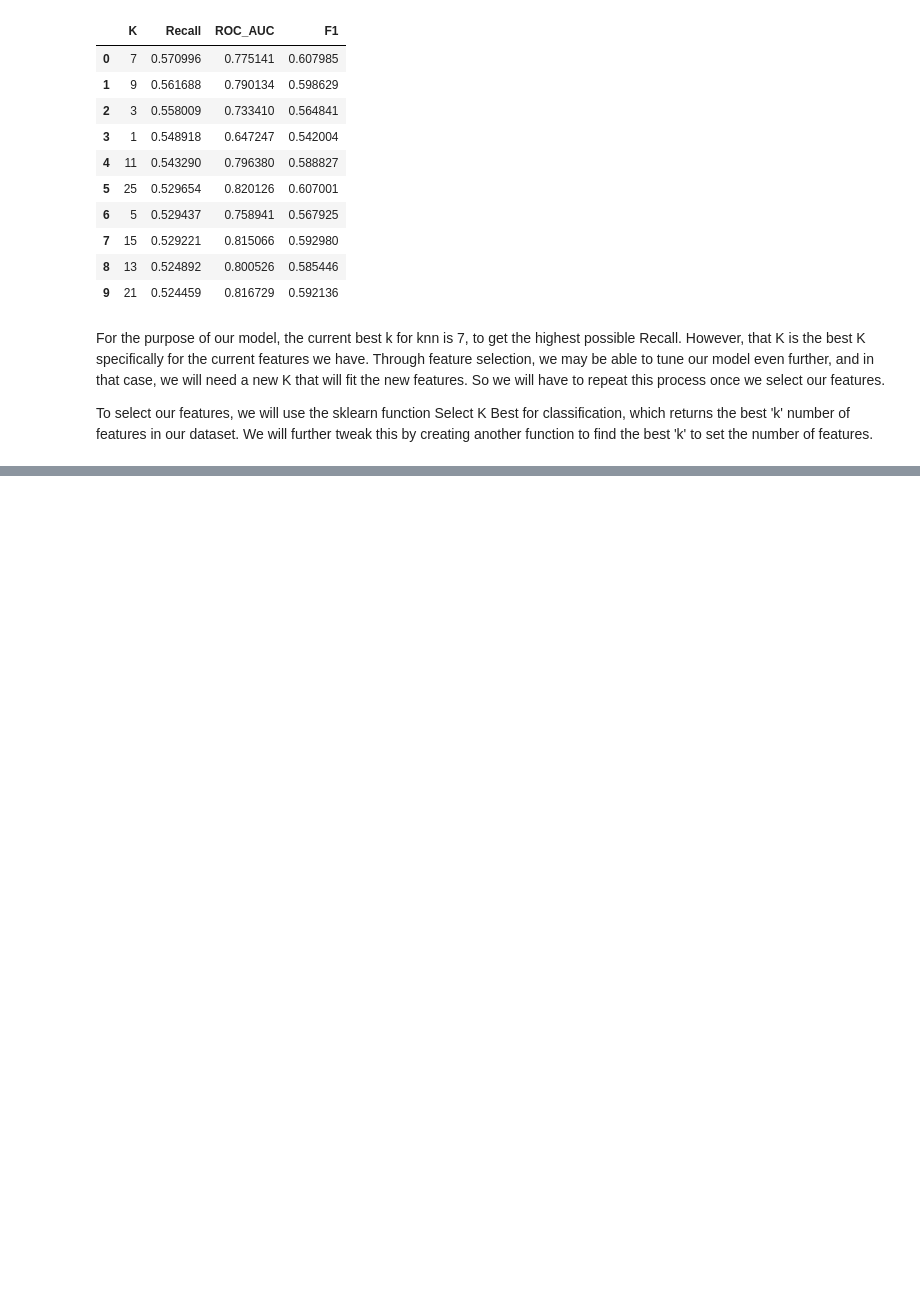
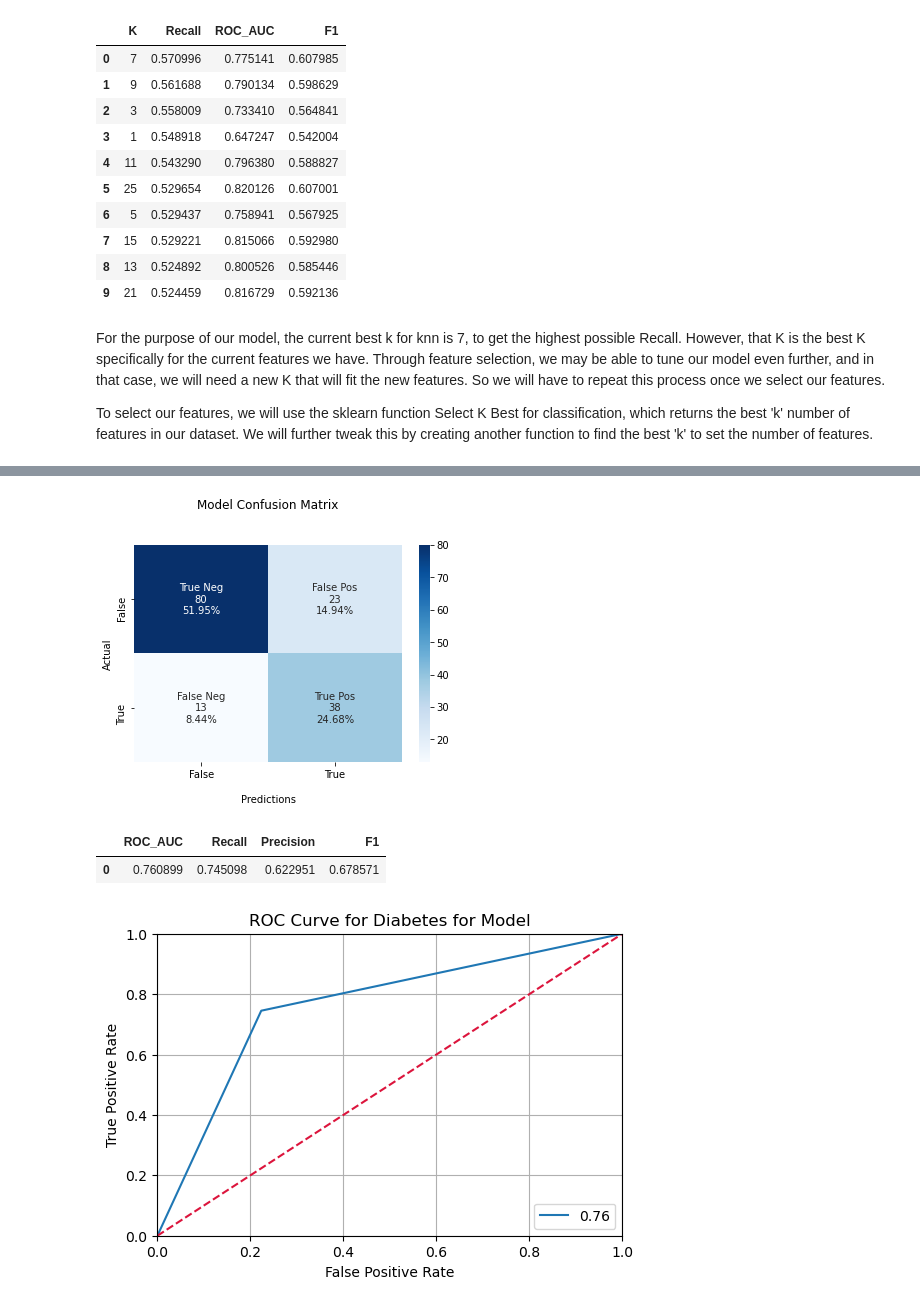
Before and after one commit to Aviost111/Diabetes_Predictions, a Jupyter notebook: DIABETES CLASSIFICATION PROJECT.ipynb, the cells around one changed output, grey strips where cells are left out. Cells and saved outputs as stored; diff of their text form; code cells hidden in the pictures; blank space fills up the shorter version.

```diff
--- a/DIABETES CLASSIFICATION PROJECT.ipynb
+++ b/DIABETES CLASSIFICATION PROJECT.ipynb
@@ -672,0 +1198,2 @@ def find_best(arr,r):
+# %%
+X_train_fs, X_test_fs, fs = select_features(X_train_stand, y_train_stand, X_test_stand,8)
@@ -672,0 +1211,42 @@ def find_best(arr,r):
+# %%
+random_forest_opt = rf_random.best_estimator_
+
+
+random_forest_opt.fit(X_train_fs,y_train)
+
+predicted_proba = random_forest_opt.predict_proba(X_test_fs)
+y_pred_opt = (predicted_proba [:,1] >= threshold).astype('int')
+
+
+# optimized model
+
+recall_opt=[]
+precision_opt=[]
+roc_opt=[]
+f1_opt=[]
+
+
+
+recall_opt.append(recall_score(y_test, y_pred_opt))
+
+precision_opt.append(precision_score(y_test, y_pred_opt))
+
+roc_opt.append(sklearn.metrics.roc_auc_score(y_test,y_pred_opt))
+
+f1_opt.append(fbeta_score(y_test, y_pred_opt, beta=1))
+
+
+
+d_opt= {'ROC_AUC': roc_opt, 'Recall': recall_opt,'Precision':precision_opt,'F1':f1_opt}
+
+dfd_opt = pd.DataFrame(data=d_opt)
+
+confusion_matrix_show(confusion_matrix(y_test, y_pred_opt))
+roc_show(y_test,y_pred_opt)
+
+dfd_opt
+# %% [output]
+[figure, added]
+|  | ROC_AUC | Recall | Precision | F1 |
+| 0 | 0.760899 | 0.745098 | 0.622951 | 0.678571 |
+[figure, added]
```
Also changed, not shown: parts of 47 cells of this notebook, 1 other file.
